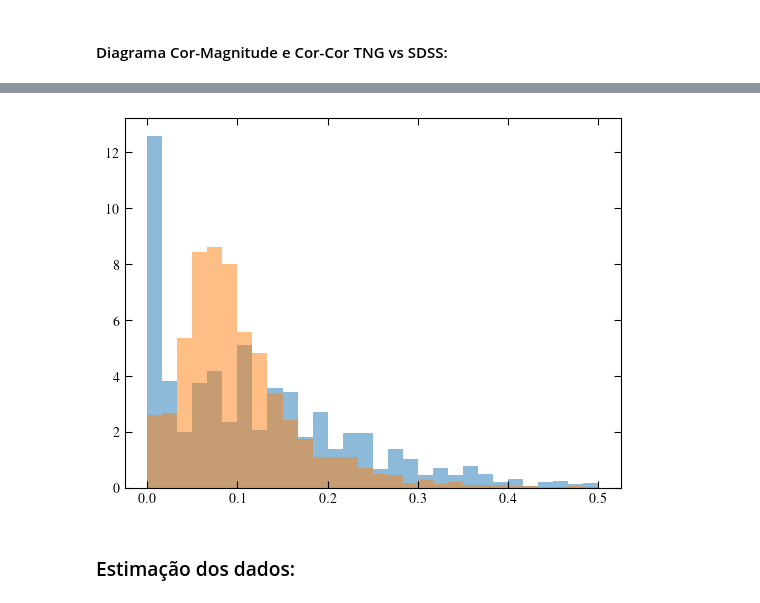
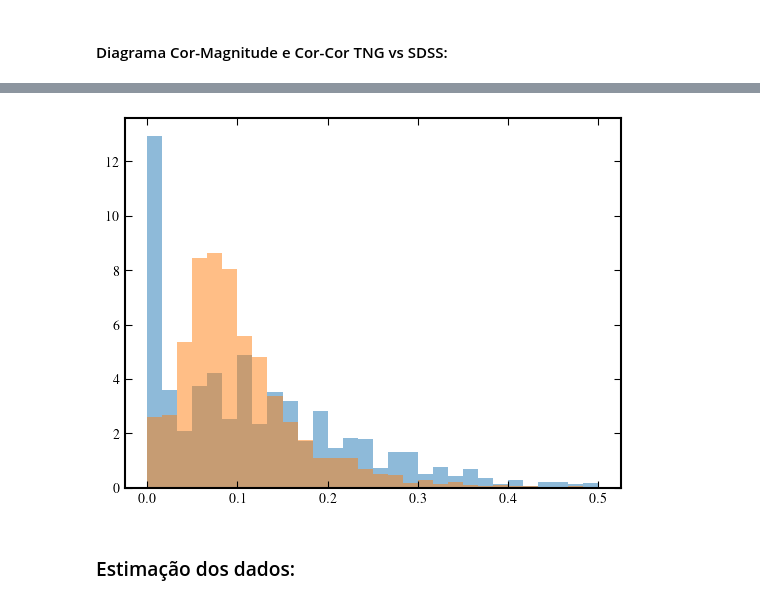
Before and after one commit to pedroand6/Inference4ETGs, a Jupyter notebook: Data/catalogue_estimation.ipynb, the cells around one changed output, grey strips where cells are left out. Saved outputs shown, nothing was run; the diff lists cells and outputs as text; code cells hidden in the pictures.

```diff
--- a/Data/catalogue_estimation.ipynb
+++ b/Data/catalogue_estimation.ipynb
@@ -261,10 +256,10 @@ plt.show()
 # %%
-av_filter = (sdss_etgs['Av'] != -9999.0) & (sdss_etgs['Av'] != np.nan) & (sdss_etgs['logMass'] > 10.4)
+av_filter = (sdss_etgs['Av'] != -9999.0) & (sdss_etgs['Av'] != np.nan) & (sdss_etgs['logMass'] > 10.3)
 
 plt.hist(sdss_etgs['Av'][av_filter], range=(0, 0.5), bins=30, density=True, alpha=0.5)
 plt.hist(table_dust, range=(0, 0.5), bins=30, density=True, alpha=0.5);
 # %% [output]
-[figure, old version]
+[figure, new version]
 # %% [markdown]
 ### Estimação dos dados:
 # %%
```
Also changed, not shown: parts of 25 cells of this notebook, 5 other files.
